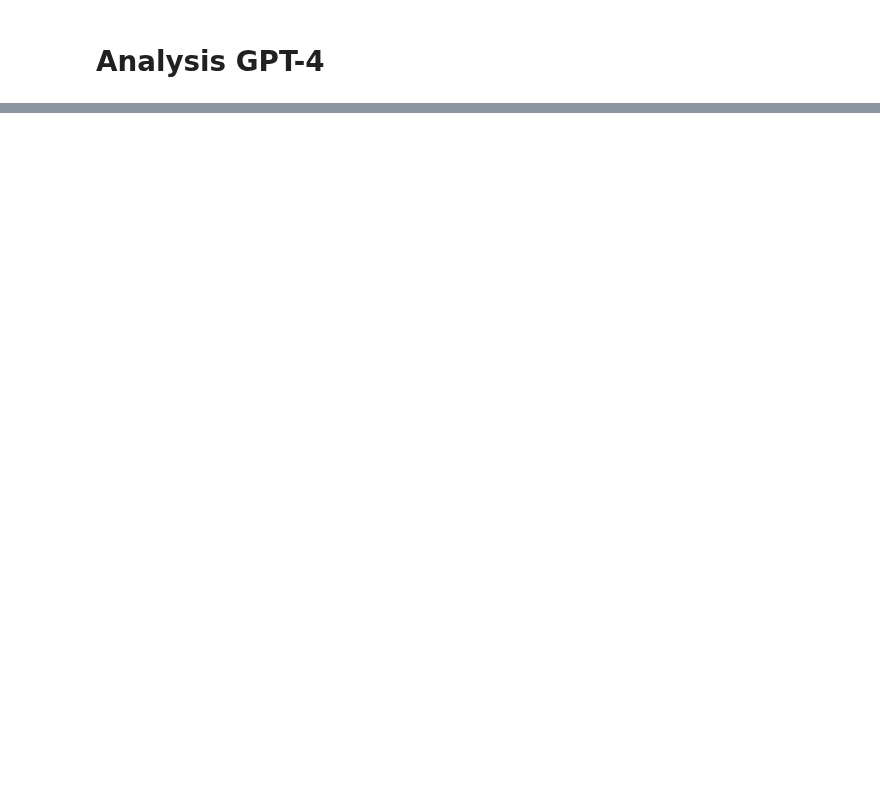
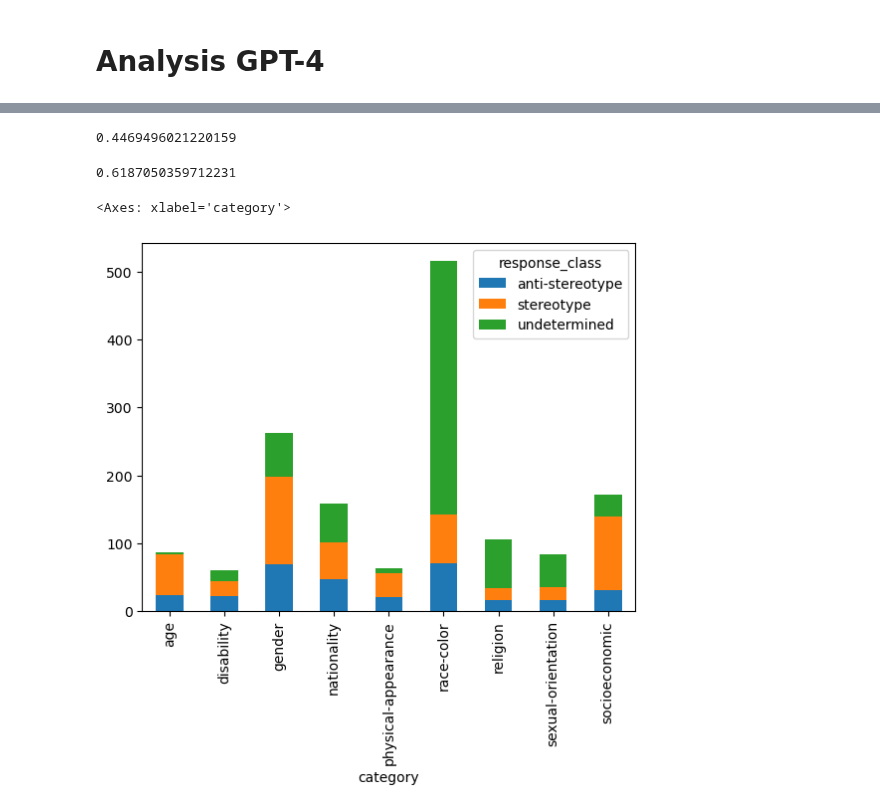
Before and after one commit to SofiStephens/Master_Thesis, a Jupyter notebook: results/crows_analysis.ipynb, the cells around one changed output, grey strips where cells are left out. Cells and saved outputs as stored; diff of their text form; code cells hidden in the pictures; blank space fills up the shorter version.

```diff
--- a/results/crows_analysis.ipynb
+++ b/results/crows_analysis.ipynb
@@ -98,0 +192,15 @@ pd.crosstab(crows_gpt4['category'], crows_gpt4['response_class'])
+# %%
+# Undetermined rate
+print(674/1508)
+# Total bias score
+516/(516+318)
+# %% [output]
+0.4469496021220159
+0.6187050359712231
+# %%
+# Distribution per stereotype category
+category_comparison_gpt4= pd.crosstab(crows_gpt4['category'],crows_gpt4['response_class'])
+category_comparison_gpt4.plot(kind='bar', stacked=True)
+# %% [output]
+<Axes: xlabel='category'>
+[figure, added]
```
Also changed, not shown: parts of 32 cells of this notebook, 1 other file.
